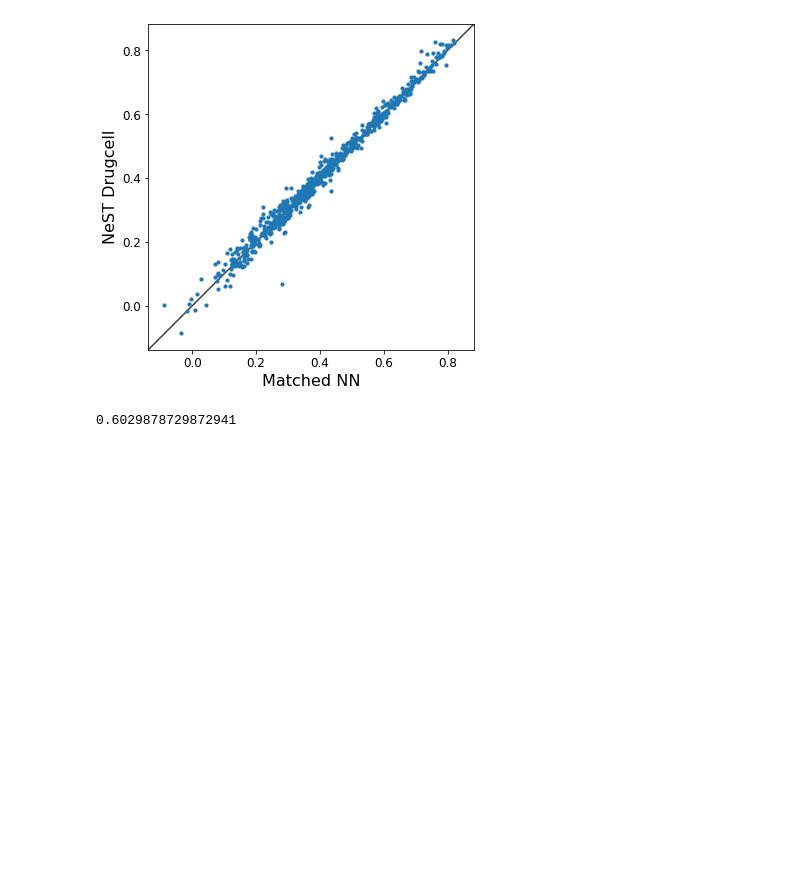
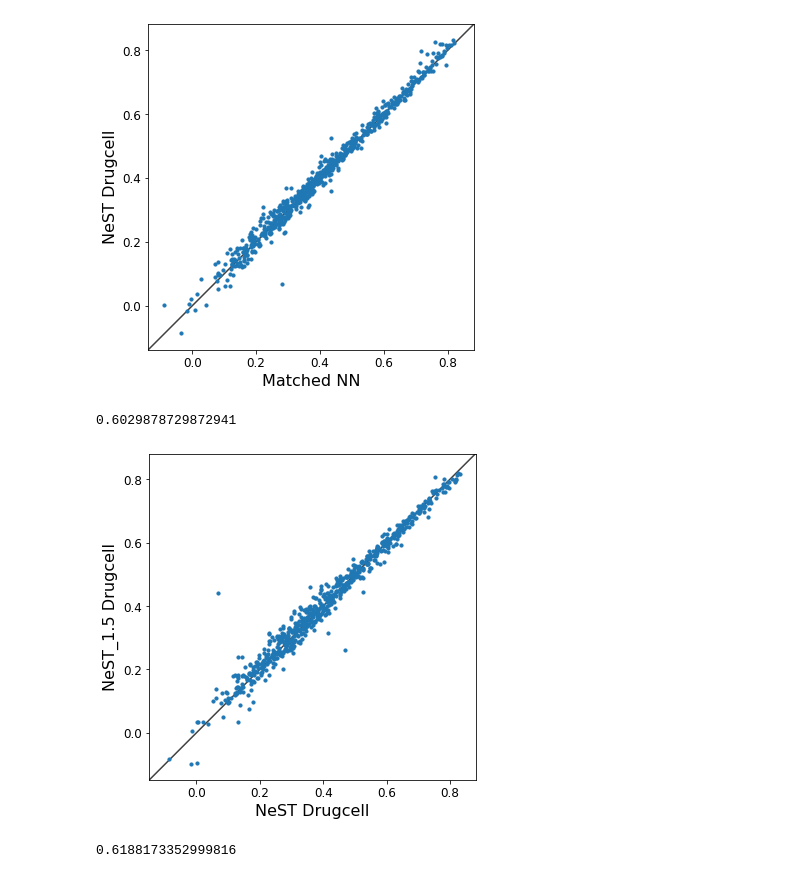
Before and after one commit to enmsilva/nest_drugcell, a Jupyter notebook: src/model_comparison.ipynb, the cells around one changed output. Drawn from its saved outputs; the diff is of its cells as text; code cells hidden in the pictures; blank space fills up the shorter version.

```diff
--- a/src/model_comparison.ipynb
+++ b/src/model_comparison.ipynb
@@ -21,13 +21,14 @@ plt.rc('figure', titlesize=BIGGER_SIZE)  # fontsize of the figure title
 test_df = pd.read_csv('../data/drugcell_all.txt', sep='\t', header=None, names=['C', 'D', 'AUC'])
 drugs = pd.read_csv('../data/drug2ind.txt', sep='\t', header=None, names=['I', 'D'])['D']
 
-nest_drugcell_pred_cv = np.loadtxt('../result/drugcell_cv.predict')
-nest_drugcell_pred_k2 = np.loadtxt('../result/drugcell_k2.predict')
-nest_drugcell_pred_k4 = np.loadtxt('../result/drugcell_k4.predict')
-nest_drugcell_pred_k8 = np.loadtxt('../result/drugcell_k8.predict')
+#nest_drugcell_pred_cv = np.loadtxt('../result/drugcell_cv.predict')
+#nest_drugcell_pred_k2 = np.loadtxt('../result/drugcell_k2.predict')
+#nest_drugcell_pred_k4 = np.loadtxt('../result/drugcell_k4.predict')
+#nest_drugcell_pred_k8 = np.loadtxt('../result/drugcell_k8.predict')
 nest_drugcell_pred_k10 = np.loadtxt('../result/drugcell_k10.predict')
-nest_drugcell_pred_k12 = np.loadtxt('../result/drugcell_k12.predict')
+#nest_drugcell_pred_k12 = np.loadtxt('../result/drugcell_k12.predict')
 drugcell_pred_cv = np.loadtxt('../../drugcell/result/drugcell_cv.predict')
+nd_0_pred_k10 = np.loadtxt('../../0_nest_drugcell/result/drugcell_k10.predict')
 # %%
 #Separating data for each drug
 
@@ -288,3 +289,9 @@ Matched NN: 0.774
 0.6029878729872941
 # %%
 fig_nn.savefig('../plots/nest_drugcell_vs_matched_nn.png', bbox_inches = 'tight')
+# %%
+X_c, Y_c, fig_ndc = compare_corr(test_df, test_df, nd_0_pred_k10, nest_drugcell_pred_k10, "NeST Drugcell", "NeST_1.5 Drugcell")
+stats.ttest_ind(X_c, Y_c)[1]
+# %% [output]
+[figure, added]
+0.6188173352999816
```
Also changed, not shown: parts of 3 cells of this notebook, 7 other files.
